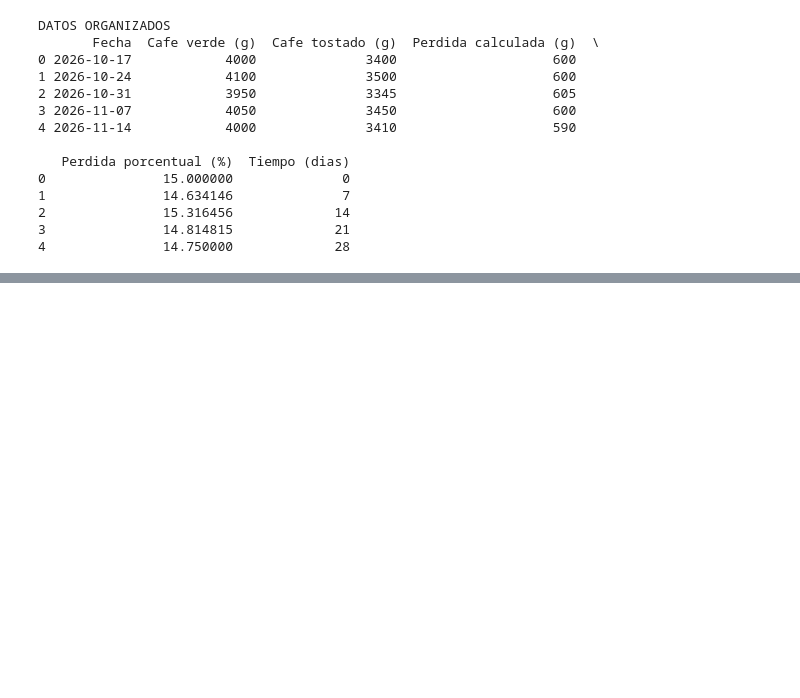
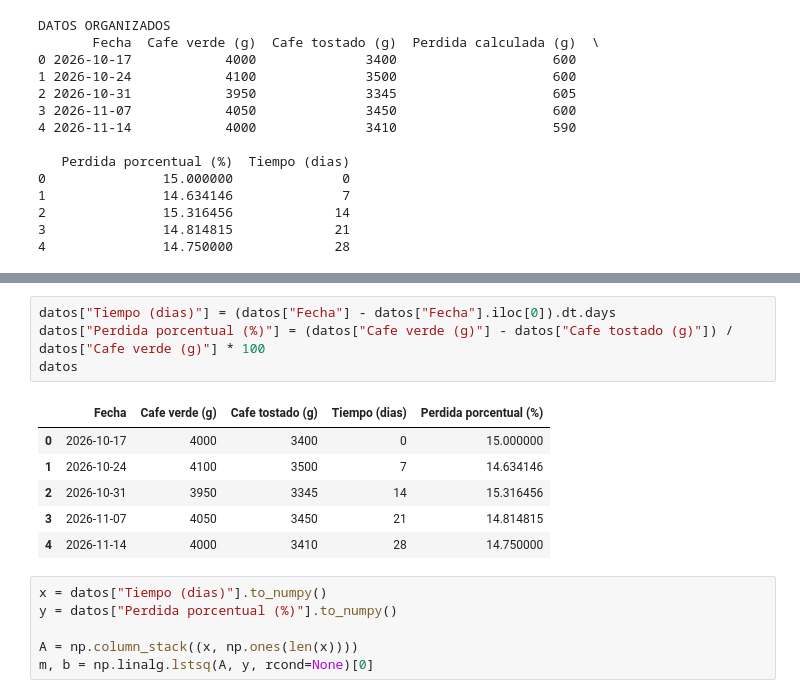
Before and after one commit to Dsantiagohidalgo/procesos-b, a Jupyter notebook: Datos proyecto/Trabajo cafe.ipynb, the cells around one changed output, grey strips where cells are left out. Saved outputs shown, nothing was run; the diff lists cells and outputs as text; blank space fills up the shorter version.

```diff
--- a/Datos proyecto/Trabajo cafe.ipynb
+++ b/Datos proyecto/Trabajo cafe.ipynb
@@ -45,0 +61,17 @@ DATOS ORGANIZADOS
+# %%
+datos["Tiempo (dias)"] = (datos["Fecha"] - datos["Fecha"].iloc[0]).dt.days
+datos["Perdida porcentual (%)"] = (datos["Cafe verde (g)"] - datos["Cafe tostado (g)"]) / datos["Cafe verde (g)"] * 100
+datos
+# %% [output]
+|  | Fecha | Cafe verde (g) | Cafe tostado (g) | Tiempo (dias) | Perdida porcentual (%) |
+| 0 | 2026-10-17 | 4000 | 3400 | 0 | 15.000000 |
+| 1 | 2026-10-24 | 4100 | 3500 | 7 | 14.634146 |
+| 2 | 2026-10-31 | 3950 | 3345 | 14 | 15.316456 |
+| 3 | 2026-11-07 | 4050 | 3450 | 21 | 14.814815 |
+| 4 | 2026-11-14 | 4000 | 3410 | 28 | 14.750000 |
+# %%
+x = datos["Tiempo (dias)"].to_numpy()
+y = datos["Perdida porcentual (%)"].to_numpy()
+
+A = np.column_stack((x, np.ones(len(x))))
+m, b = np.linalg.lstsq(A, y, rcond=None)[0]
```
Also changed, not shown: parts of 3 cells of this notebook.
